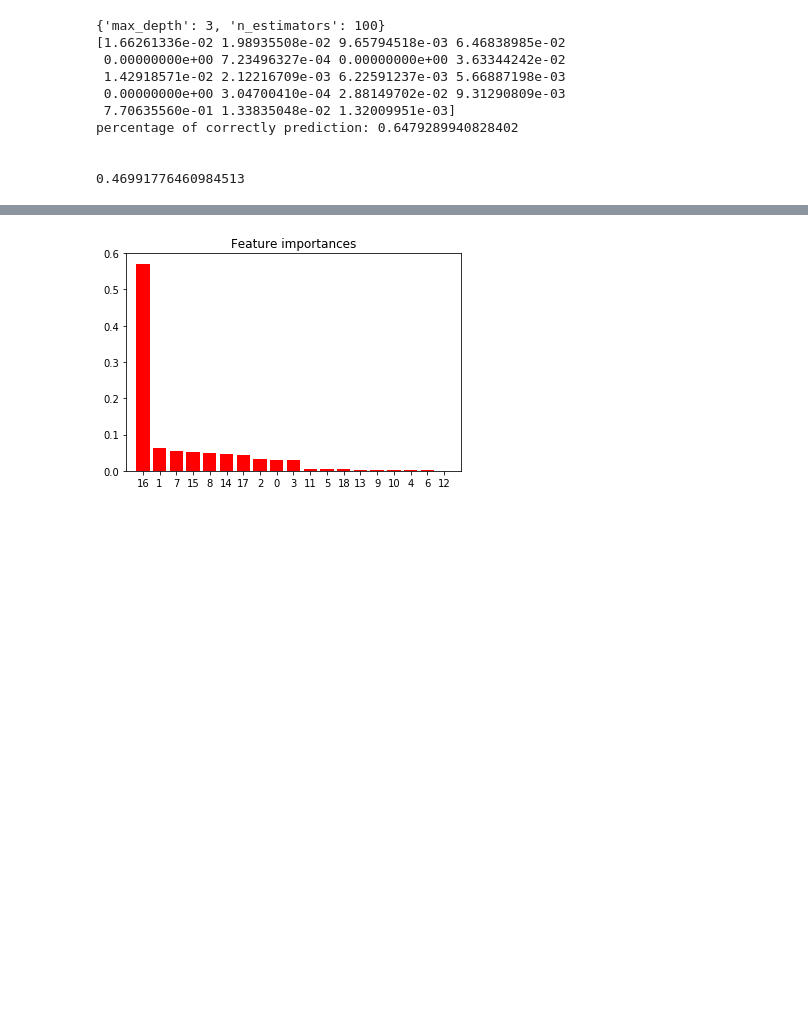
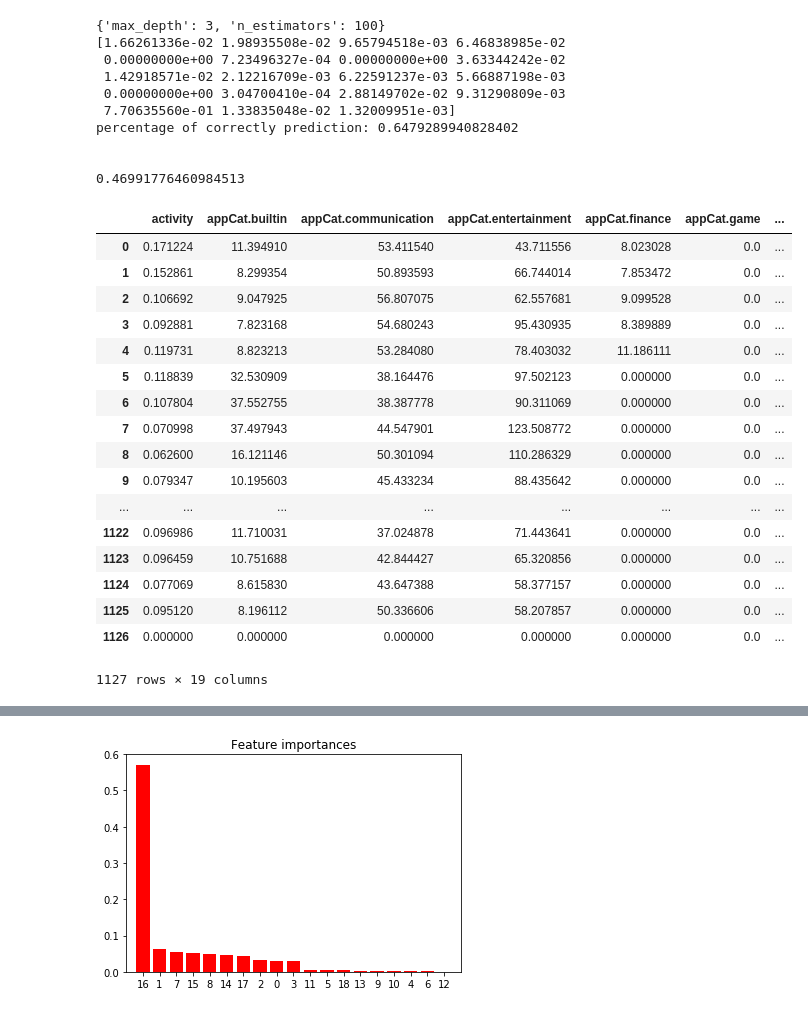
Before and after one commit to Dennis-Dekker/Data_mining, a Jupyter notebook: RandomForest and LASSO regressor.ipynb, the cells around one changed output, grey strips where cells are left out. Saved outputs shown, nothing was run; the diff lists cells and outputs as text; code cells hidden in the pictures; blank space fills up the shorter version.

```diff
--- a/RandomForest and LASSO regressor.ipynb
+++ b/RandomForest and LASSO regressor.ipynb
@@ -72,5 +72,26 @@ percentage of correctly prediction: 0.6479289940828402
 
 
 0.46991776460984513
+# %%
+x
+# %% [output]
+|  | activity | appCat.builtin | appCat.communication | appCat.entertainment | appCat.finance | appCat.game | ... |
+| 0 | 0.171224 | 11.394910 | 53.411540 | 43.711556 | 8.023028 | 0.0 | ... |
+| 1 | 0.152861 | 8.299354 | 50.893593 | 66.744014 | 7.853472 | 0.0 | ... |
+| 2 | 0.106692 | 9.047925 | 56.807075 | 62.557681 | 9.099528 | 0.0 | ... |
+| 3 | 0.092881 | 7.823168 | 54.680243 | 95.430935 | 8.389889 | 0.0 | ... |
+| 4 | 0.119731 | 8.823213 | 53.284080 | 78.403032 | 11.186111 | 0.0 | ... |
+| 5 | 0.118839 | 32.530909 | 38.164476 | 97.502123 | 0.000000 | 0.0 | ... |
+| 6 | 0.107804 | 37.552755 | 38.387778 | 90.311069 | 0.000000 | 0.0 | ... |
+| 7 | 0.070998 | 37.497943 | 44.547901 | 123.508772 | 0.000000 | 0.0 | ... |
+| 8 | 0.062600 | 16.121146 | 50.301094 | 110.286329 | 0.000000 | 0.0 | ... |
+| 9 | 0.079347 | 10.195603 | 45.433234 | 88.435642 | 0.000000 | 0.0 | ... |
+| ... | ... | ... | ... | ... | ... | ... | ... |
+| 1122 | 0.096986 | 11.710031 | 37.024878 | 71.443641 | 0.000000 | 0.0 | ... |
+| 1123 | 0.096459 | 10.751688 | 42.844427 | 65.320856 | 0.000000 | 0.0 | ... |
+| 1124 | 0.077069 | 8.615830 | 43.647388 | 58.377157 | 0.000000 | 0.0 | ... |
+| 1125 | 0.095120 | 8.196112 | 50.336606 | 58.207857 | 0.000000 | 0.0 | ... |
+| 1126 | 0.000000 | 0.000000 | 0.000000 | 0.000000 | 0.000000 | 0.0 | ... |
+1127 rows × 19 columns
 # %%
 #TRY WITH CROSS val
```
Also changed, not shown: parts of 1 cell of this notebook.
